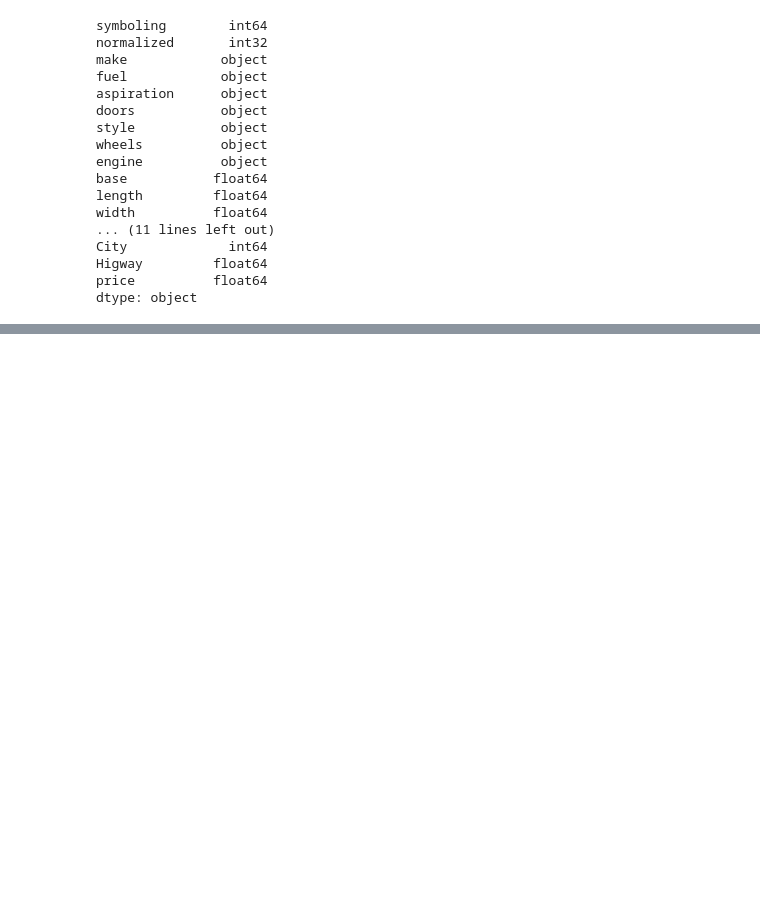
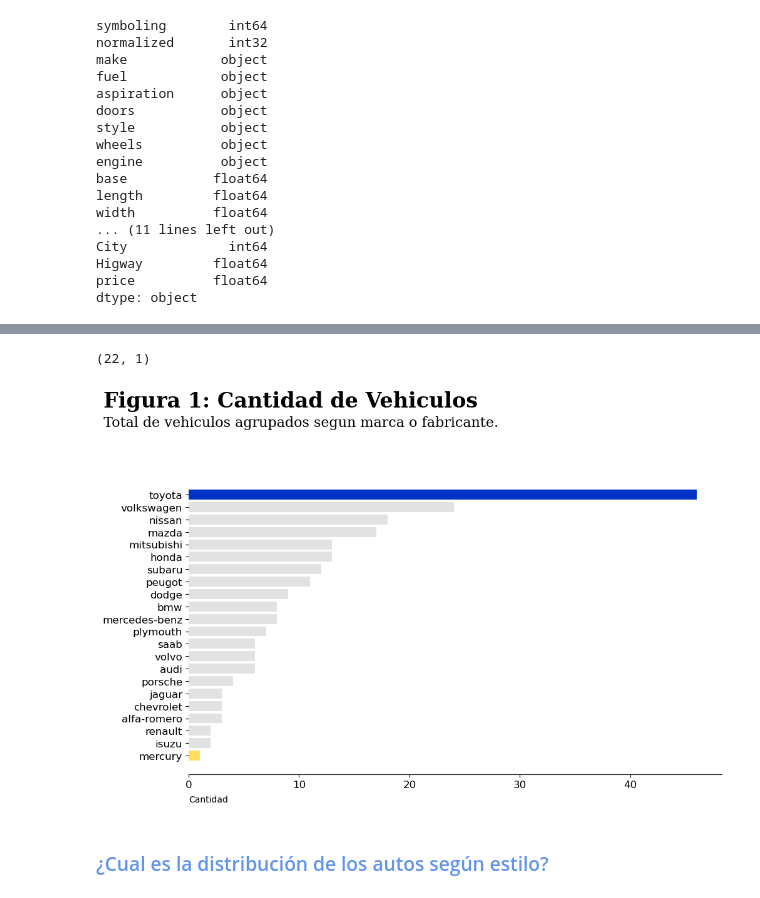
Before and after one commit to yulivaspa28/Proyectosemana11, a Jupyter notebook: ProyectoDeClaseAnalisis.ipynb, the cells around one changed output, grey strips where cells are left out. Saved outputs shown, nothing was run; the diff lists cells and outputs as text; code cells hidden in the pictures; blank space fills up the shorter version.

```diff
--- a/ProyectoDeClaseAnalisis.ipynb
+++ b/ProyectoDeClaseAnalisis.ipynb
@@ -27,3 +29,8 @@ import matplotlib.pyplot as plt #Permite crear gráficos.
+# %%
+mpl.rcParams["axes.spines.bottom"]= True
+mpl.rcParams["axes.spines.left"]= False
+mpl.rcParams["axes.spines.right"]= False
+mpl.rcParams["axes.spines.top"]= False
 # %% [markdown]
 <h3 style ="color:#696969" > 1.2 Importar el o los sets de datos </h3>
 # %%
@@ -574,0 +624,6 @@ dfAutos.head(5)
+# %%
+dfGraf = dfAutos.groupby(['make']). count()
+dfGraf = dfGraf.iloc [:,:1] #Esto se realiza para utlizar unicamente la clomuna que se requiere visulizarr, en este caso la columna 1 symboling
+dfGraf = dfGraf.sort_values('symboling', ascending = False) #se colocan los datos de mayor a menor
+#se muestra el DataFrame para graficar
+dfGraf
@@ -574,0 +649,30 @@ dfAutos.head(5)
+# %%
+dfGraf.shape
+# %% [output]
+(22, 1)
+# %%
+
+fig,ax=plt.subplots(1,1,figsize=(11,6.9),dpi=100)
+eje_x = dfGraf.index.tolist()
+eje_y = dfGraf['symboling'].tolist()
+y_pos = np.arange(len(eje_x))
+bar_colors = ['#0033c3','#e2e2e2','#e2e2e2','#e2e2e2','#e2e2e2','#e2e2e2','#e2e2e2','#e2e2e2','#e2e2e2','#e2e2e2','#e2e2e2','#e2e2e2','#e2e2e2','#e2e2e2','#e2e2e2','#e2e2e2','#e2e2e2','#e2e2e2','#e2e2e2','#e2e2e2','#e2e2e2','#ffde62']
+ax.barh(y_pos, eje_y, align='center', color = bar_colors)
+#Formato del gráfico-------Titulo y Subtitulo del grafico
+title_t = "Figura 1: Cantidad de Vehiculos"
+ax.set_title(title_t,horizontalalignment = 'left',x=0.001, y=0.96,transform=fig.transFigure,fontsize=24,fontweight="bold",fontfamily="serif")
+subtitle_t = 'Total de vehiculos agrupados segun marca o fabricante.'
+plt.suptitle(subtitle_t,horizontalalignment = "left",x = 0.001,y = 0.94,transform = fig.transFigure,fontsize=16,fontweight="regular",fontfamily='serif')
+label= "Cantidad"
+ax.set_xlabel(label,ha="left",fontsize=10,fontweight="regular",fontfamily="sans")
+ax.xaxis.set_label_coords(x=0,y=-0.07,transform=ax.transAxes)
+ax.tick_params(axis='both',labelsize=12)
+ax.set_yticks(y_pos, labels=eje_x)
+ax.invert_yaxis()
+plt.subplots_adjust(top=0.80)
+
+plt.show()
+# %% [output]
+[figure, added]
+# %% [markdown]
+ <h3 style="color:#6495ED" > ¿Cual es la distribución de los autos según estilo? </h3>
```
Also changed, not shown: parts of 48 cells of this notebook.
